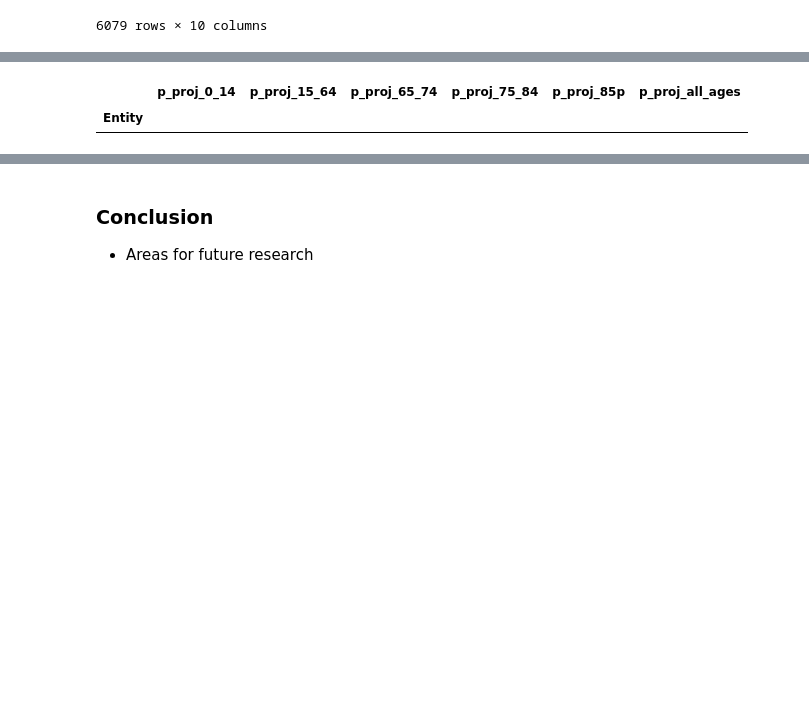
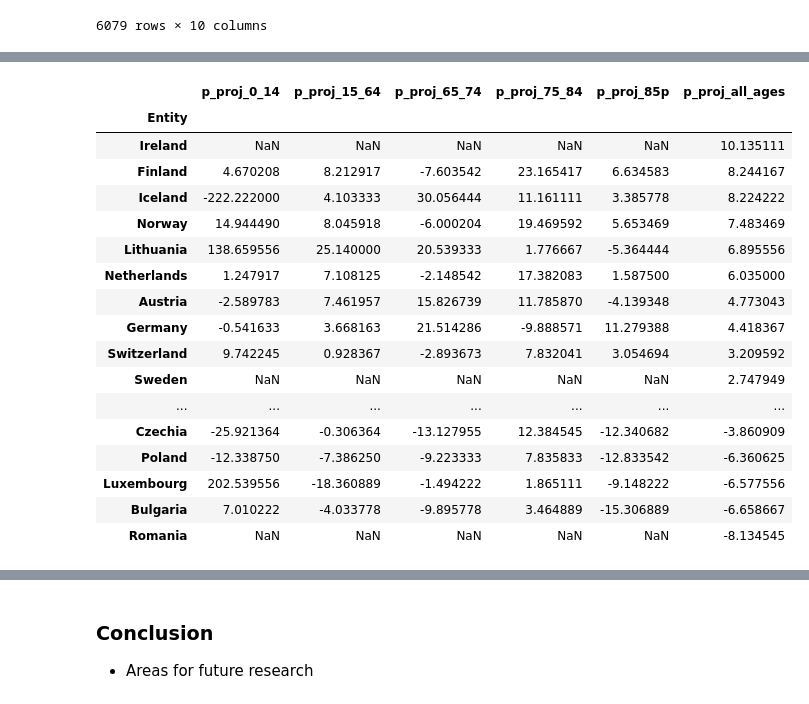
Before and after one commit to lisds/excess-deaths, a Jupyter notebook: Write_Up.ipynb, the cells around one changed output, grey strips where cells are left out. Saved outputs shown, nothing was run; the diff lists cells and outputs as text; code cells hidden in the pictures; blank space fills up the shorter version.

Commit message:
final section and permu sort

```diff
--- a/Write_Up.ipynb
+++ b/Write_Up.ipynb
@@ -739,7 +786,7 @@ just_eu
 | 12638 | Switzerland | CHE | 2023-12-03 | -1.64 | -14.87 | -7.79 | 10.85 | 19.08 | ... |
 6079 rows × 9 columns
 # %%
-just_eu['Year'] = just_eu['Day'].str[6:]
+just_eu['Year'] = just_eu['Day'].str[:4]
 just_eu
 # %% [output]
 |  | Entity | Code | Day | p_proj_0_14 | p_proj_15_64 | p_proj_65_74 | p_proj_75_84 | p_proj_85p | ... |
@@ -763,6 +822,22 @@ just_eu_2023
 # %%
 mean_2023_mortality = just_eu_2023.groupby('Entity').agg({'p_proj_0_14':'mean', 'p_proj_15_64': 'mean', 'p_proj_65_74':'mean', 'p_proj_75_84':'mean', 'p_proj_85p':'mean','p_proj_all_ages':'mean'})
-pd.DataFrame(mean_2023_mortality.sort_values(by = 'p_proj_all_ages', ascending = False))
+mean_2023_mortality.sort_values(by = 'p_proj_all_ages', ascending = False)
 # %% [output]
 |  | p_proj_0_14 | p_proj_15_64 | p_proj_65_74 | p_proj_75_84 | p_proj_85p | p_proj_all_ages |
 | Entity |  |  |  |  |  |  |
+| Ireland | NaN | NaN | NaN | NaN | NaN | 10.135111 |
+| Finland | 4.670208 | 8.212917 | -7.603542 | 23.165417 | 6.634583 | 8.244167 |
+| Iceland | -222.222000 | 4.103333 | 30.056444 | 11.161111 | 3.385778 | 8.224222 |
+| Norway | 14.944490 | 8.045918 | -6.000204 | 19.469592 | 5.653469 | 7.483469 |
+| Lithuania | 138.659556 | 25.140000 | 20.539333 | 1.776667 | -5.364444 | 6.895556 |
+| Netherlands | 1.247917 | 7.108125 | -2.148542 | 17.382083 | 1.587500 | 6.035000 |
+| Austria | -2.589783 | 7.461957 | 15.826739 | 11.785870 | -4.139348 | 4.773043 |
+| Germany | -0.541633 | 3.668163 | 21.514286 | -9.888571 | 11.279388 | 4.418367 |
+| Switzerland | 9.742245 | 0.928367 | -2.893673 | 7.832041 | 3.054694 | 3.209592 |
+| Sweden | NaN | NaN | NaN | NaN | NaN | 2.747949 |
+| ... | ... | ... | ... | ... | ... | ... |
+| Czechia | -25.921364 | -0.306364 | -13.127955 | 12.384545 | -12.340682 | -3.860909 |
+| Poland | -12.338750 | -7.386250 | -9.223333 | 7.835833 | -12.833542 | -6.360625 |
+| Luxembourg | 202.539556 | -18.360889 | -1.494222 | 1.865111 | -9.148222 | -6.577556 |
+| Bulgaria | 7.010222 | -4.033778 | -9.895778 | 3.464889 | -15.306889 | -6.658667 |
+| Romania | NaN | NaN | NaN | NaN | NaN | -8.134545 |
```
Also changed, not shown: parts of 44 cells of this notebook, 2 other files.
